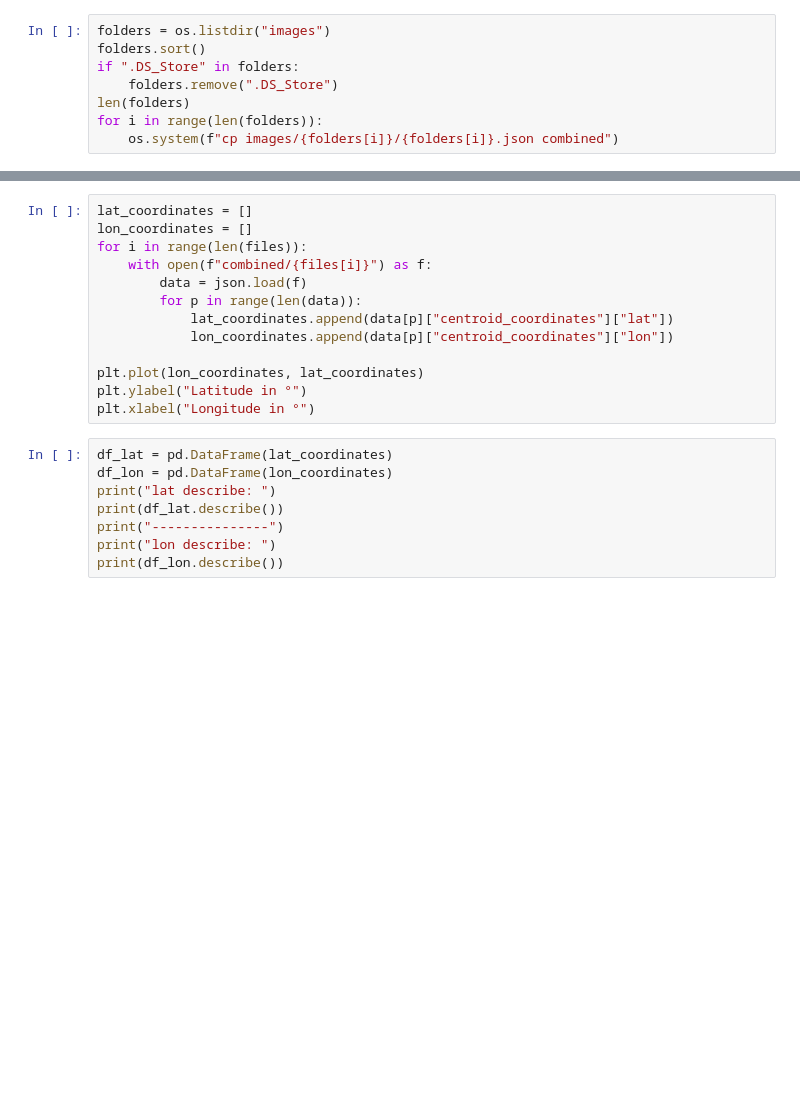
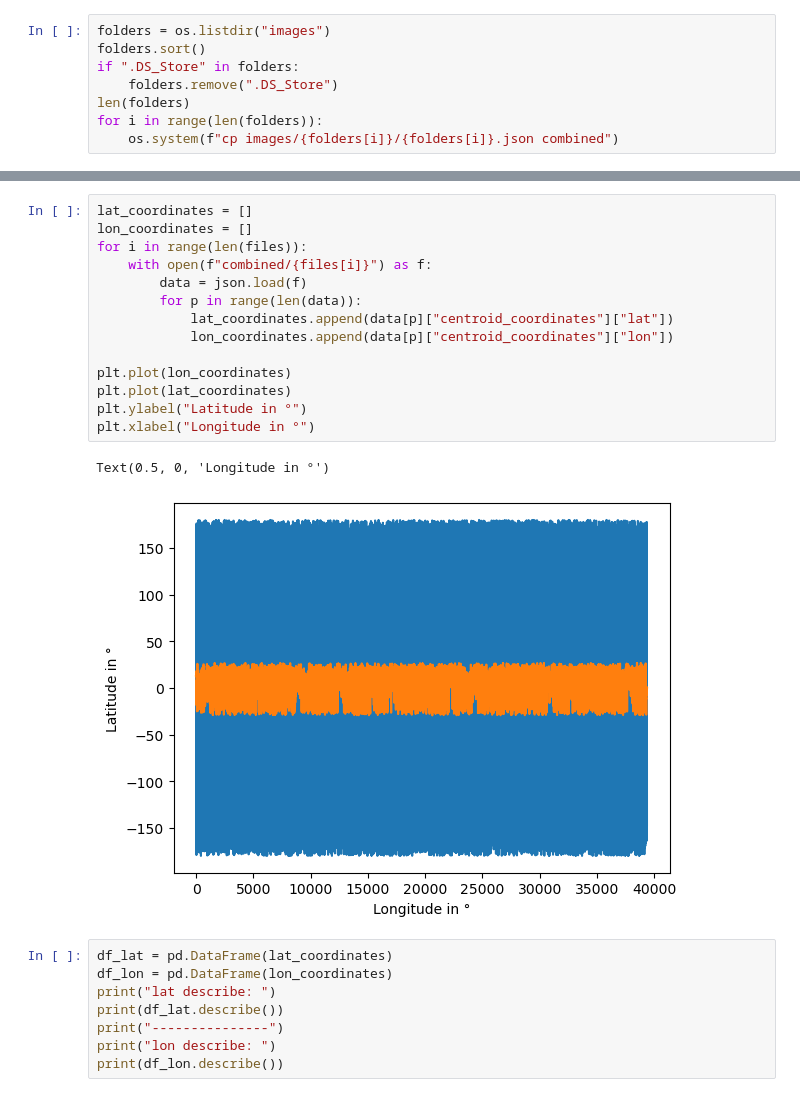
Before and after one commit to kevin-paul97/fantastic-palm-tree, a Jupyter notebook: Project/main.ipynb, the cells around one changed output, grey strips where cells are left out. Cells and saved outputs as stored; diff of their text form; blank space fills up the shorter version.

Commit message:
Update image dates, correct lat- and longitude plot

```diff
--- a/Project/main.ipynb
+++ b/Project/main.ipynb
@@ -52,16 +78,20 @@ print(files)
 # %%
 lat_coordinates = []
 lon_coordinates = []
 for i in range(len(files)):
     with open(f"combined/{files[i]}") as f:
         data = json.load(f)
         for p in range(len(data)):
             lat_coordinates.append(data[p]["centroid_coordinates"]["lat"])
             lon_coordinates.append(data[p]["centroid_coordinates"]["lon"])
 
-plt.plot(lon_coordinates, lat_coordinates)
+plt.plot(lon_coordinates)
+plt.plot(lat_coordinates)
 plt.ylabel("Latitude in °")
 plt.xlabel("Longitude in °")
+# %% [output]
+Text(0.5, 0, 'Longitude in °')
+[figure, added]
 # %%
 df_lat = pd.DataFrame(lat_coordinates)
 df_lon = pd.DataFrame(lon_coordinates)
```
Also changed, not shown: parts of 3 cells of this notebook, 1 other file.
